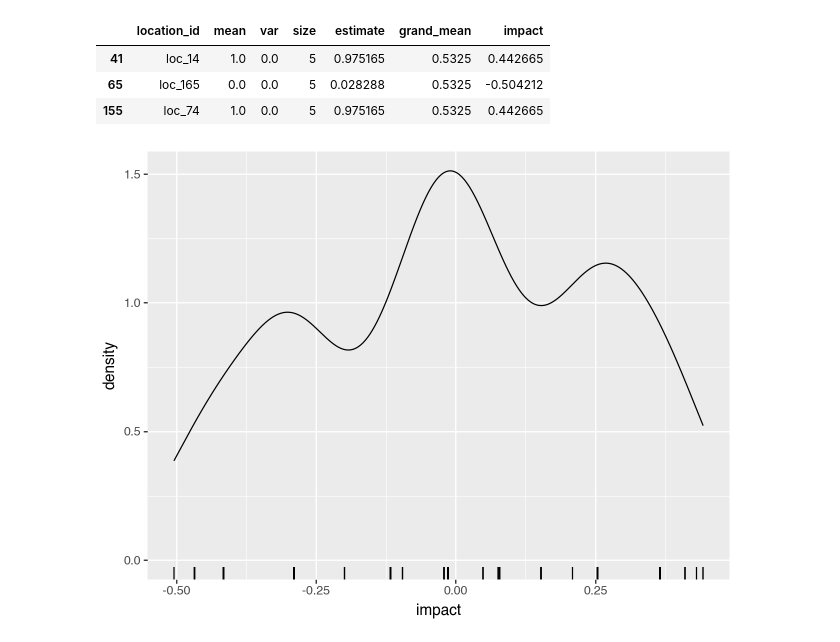
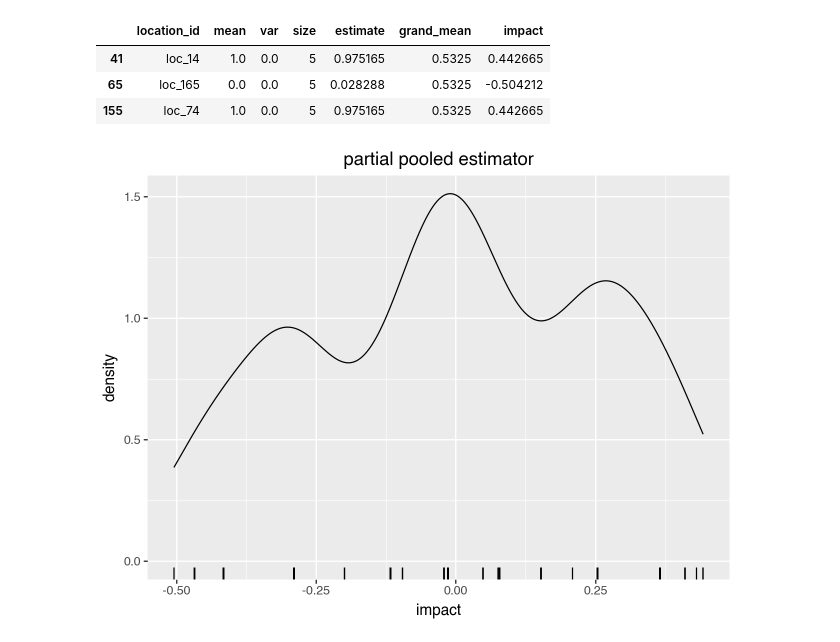
Before and after one commit to WinVector/pyvtreat, a Jupyter notebook: Examples/Pooling/PartialPoolingExample.ipynb, the cells around one changed output. Drawn from its saved outputs; the diff is of its cells as text; code cells hidden in the pictures.

```diff
--- a/Examples/Pooling/PartialPoolingExample.ipynb
+++ b/Examples/Pooling/PartialPoolingExample.ipynb
@@ -108,11 +109,12 @@ r2.loc[
 # %%
 (
     ggplot(
         data=r2,
         mapping=aes(x='impact'),
     )
     + geom_density()
     + geom_rug()
+    + ggtitle("partial pooled estimator")
 )
 # %% [output]
-[figure, old version]
+[figure, new version]
```
Also changed, not shown: parts of 1 cell of this notebook, 19 other files.
